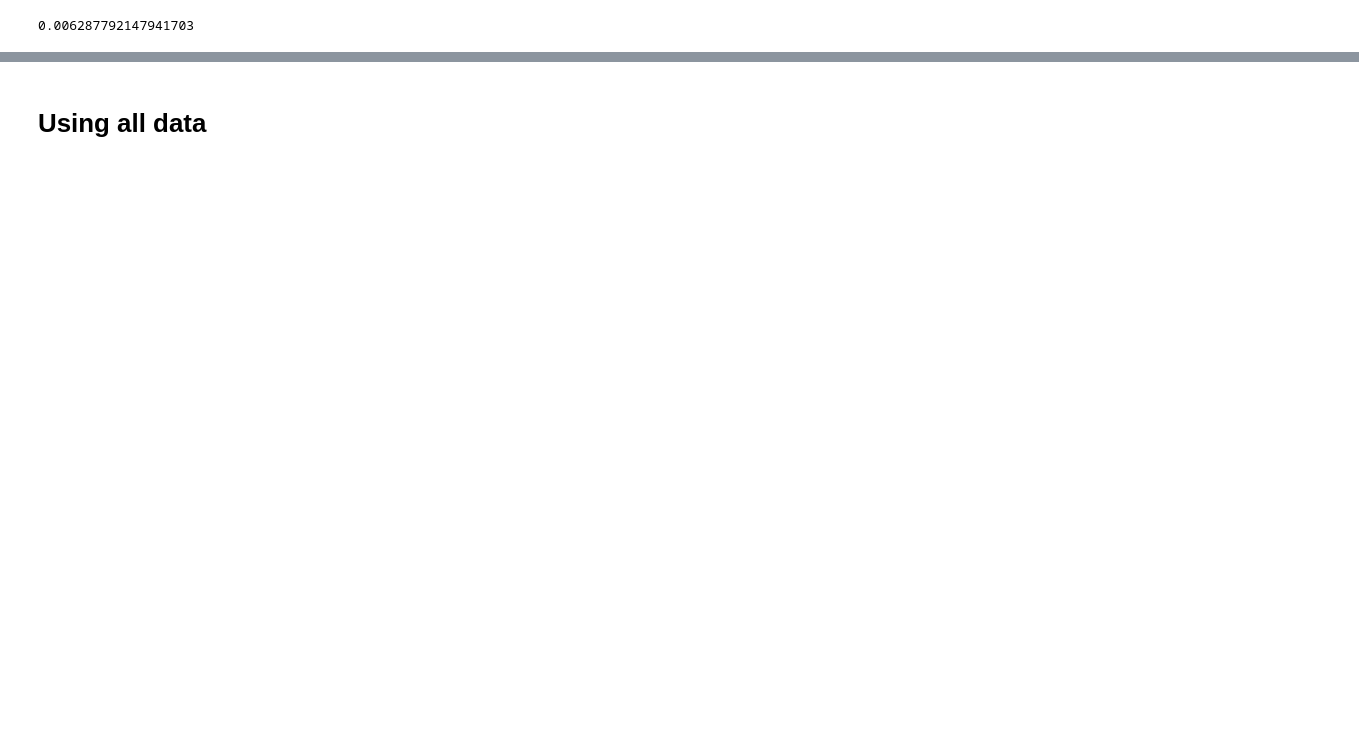
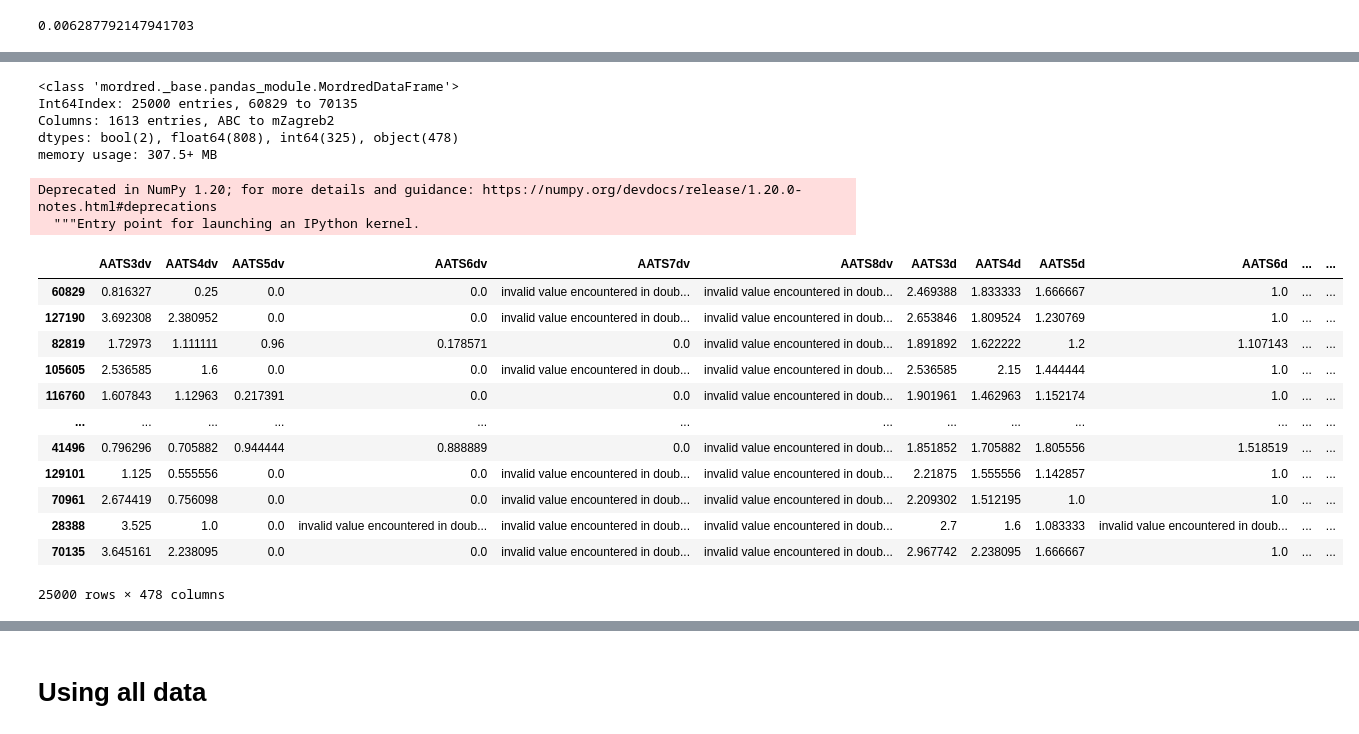
Before and after one commit to stevenYang914/Foundry_Models, a Jupyter notebook: Kaggle_Model.ipynb, the cells around one changed output, grey strips where cells are left out. Drawn from its saved outputs; the diff is of its cells as text; code cells hidden in the pictures; blank space fills up the shorter version.

```diff
--- a/Kaggle_Model.ipynb
+++ b/Kaggle_Model.ipynb
@@ -716,0 +715,5 @@ MAE / (df['H'].mad())
+# %%
+np.random.seed(123)
+chosen_idx = np.random.choice(len(df), replace=False, size=25000)
+df_subset = df.iloc[chosen_idx]
+df_subset.head()
@@ -716,0 +727,3 @@ MAE / (df['H'].mad())
+# %%
+calc = Calculator(descriptors, ignore_3D=True)
+df_desc_subset = calc.pandas(df_subset['mol'])
@@ -716,0 +732,26 @@ MAE / (df['H'].mad())
+# %%
+df_desc_subset.info()
+# %% [output]
+<class 'mordred._base.pandas_module.MordredDataFrame'>
+Int64Index: 25000 entries, 60829 to 70135
+Columns: 1613 entries, ABC to mZagreb2
+dtypes: bool(2), float64(808), int64(325), object(478)
+memory usage: 307.5+ MB
+# %%
+df_desc_subset.loc[:, df_desc_subset.dtypes == np.object]
+# %% [output]
+Deprecated in NumPy 1.20; for more details and guidance: https://numpy.org/devdocs/release/1.20.0-notes.html#deprecations
+  """Entry point for launching an IPython kernel.
+|  | AATS3dv | AATS4dv | AATS5dv | AATS6dv | AATS7dv | AATS8dv | AATS3d | AATS4d | AATS5d | AATS6d | ... | ... |
+| 60829 | 0.816327 | 0.25 | 0.0 | 0.0 | invalid value encountered in doub... | invalid value encountered in doub... | 2.469388 | 1.833333 | 1.666667 | 1.0 | ... | ... |
+| 127190 | 3.692308 | 2.380952 | 0.0 | 0.0 | invalid value encountered in doub... | invalid value encountered in doub... | 2.653846 | 1.809524 | 1.230769 | 1.0 | ... | ... |
+| 82819 | 1.72973 | 1.111111 | 0.96 | 0.178571 | 0.0 | invalid value encountered in doub... | 1.891892 | 1.622222 | 1.2 | 1.107143 | ... | ... |
+| 105605 | 2.536585 | 1.6 | 0.0 | 0.0 | invalid value encountered in doub... | invalid value encountered in doub... | 2.536585 | 2.15 | 1.444444 | 1.0 | ... | ... |
+| 116760 | 1.607843 | 1.12963 | 0.217391 | 0.0 | 0.0 | invalid value encountered in doub... | 1.901961 | 1.462963 | 1.152174 | 1.0 | ... | ... |
+| ... | ... | ... | ... | ... | ... | ... | ... | ... | ... | ... | ... | ... |
+| 41496 | 0.796296 | 0.705882 | 0.944444 | 0.888889 | 0.0 | invalid value encountered in doub... | 1.851852 | 1.705882 | 1.805556 | 1.518519 | ... | ... |
+| 129101 | 1.125 | 0.555556 | 0.0 | 0.0 | invalid value encountered in doub... | invalid value encountered in doub... | 2.21875 | 1.555556 | 1.142857 | 1.0 | ... | ... |
+| 70961 | 2.674419 | 0.756098 | 0.0 | 0.0 | invalid value encountered in doub... | invalid value encountered in doub... | 2.209302 | 1.512195 | 1.0 | 1.0 | ... | ... |
+| 28388 | 3.525 | 1.0 | 0.0 | invalid value encountered in doub... | invalid value encountered in doub... | invalid value encountered in doub... | 2.7 | 1.6 | 1.083333 | invalid value encountered in doub... | ... | ... |
+| 70135 | 3.645161 | 2.238095 | 0.0 | 0.0 | invalid value encountered in doub... | invalid value encountered in doub... | 2.967742 | 2.238095 | 1.666667 | 1.0 | ... | ... |
+25000 rows × 478 columns
```
Also changed, not shown: parts of 59 cells of this notebook.
